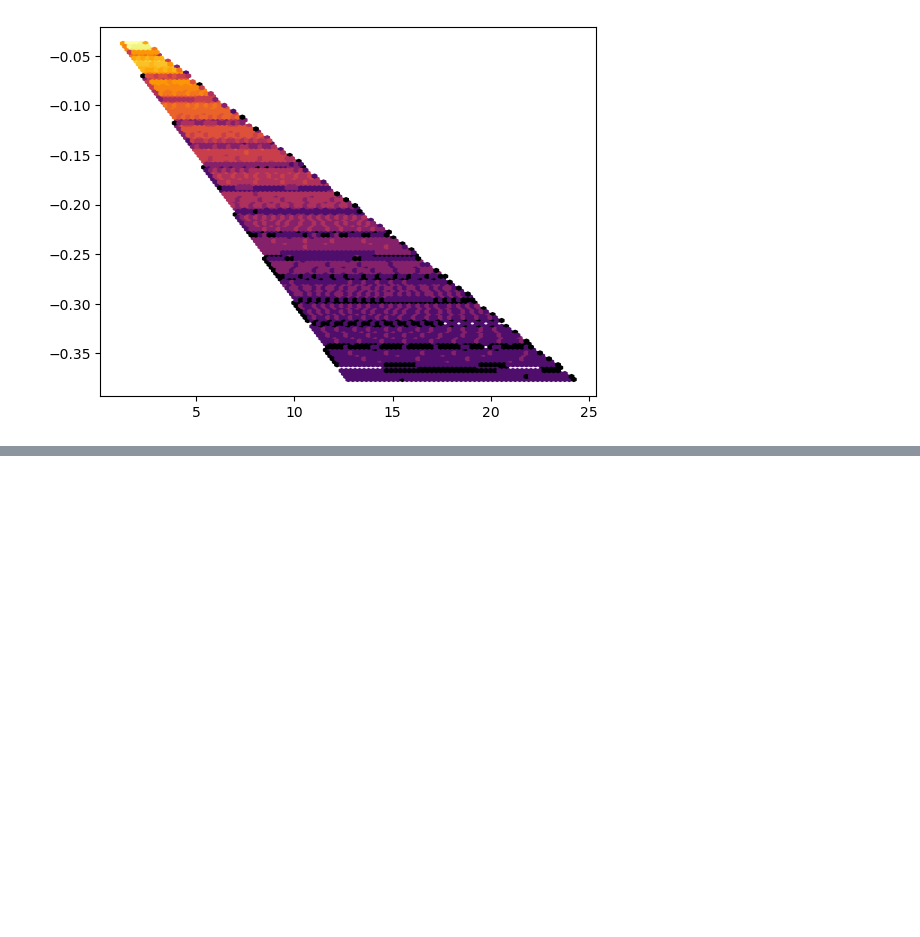
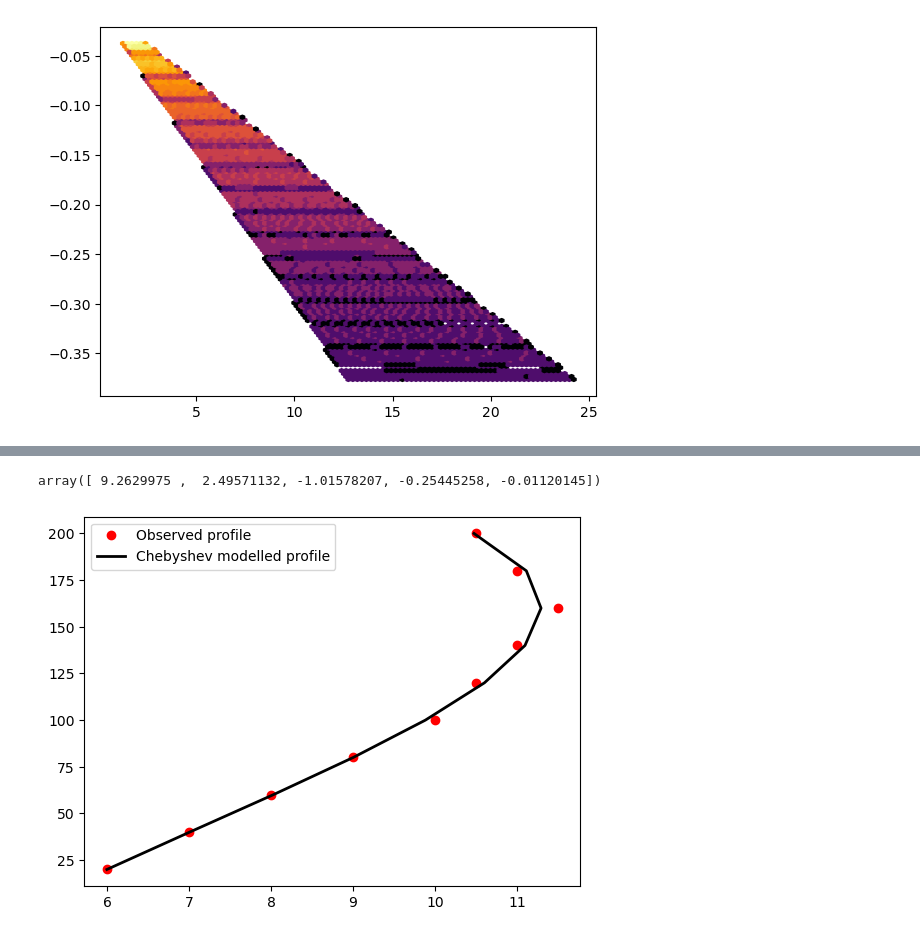
Before and after one commit to HarishBaki/Characterization-of-wind-speed-profiles-using-Chebyshev-approximation, a Jupyter notebook: creating_neutral_profiles.ipynb, the cells around one changed output, grey strips where cells are left out. Drawn from its saved outputs; the diff is of its cells as text; code cells hidden in the pictures; blank space fills up the shorter version.

```diff
--- a/creating_neutral_profiles.ipynb
+++ b/creating_neutral_profiles.ipynb
@@ -141,0 +156,14 @@ array([ 1.58711902,  0.37705404, -0.14141002,  0.07173251, -0.04026567,
+# %%
+z_values = np.arange(20,200.1,20)
+# Create a 2D grid of u_* and z0 values
+M = np.array([6,7,8,9, 10, 10.5,11,11.5,11, 10.5])
+poly_order = 4
+cheby = Chebyshev_Coeff(z_values,M, poly_order=poly_order, CPtype=1, ref_H=z_values)
+Mp = WindProfile(z_values, cheby, poly_order=poly_order, CPtype=1, ref_H=z_values)
+plt.plot(M, z_values, 'or', markerfacecolor='r',label='Observed profile')
+plt.plot(Mp, z_values, '-k', linewidth=2,label='Chebyshev modelled profile')
+plt.legend()
+cheby
+# %% [output]
+array([ 9.2629975 ,  2.49571132, -1.01578207, -0.25445258, -0.01120145])
+[figure, added]
```
Also changed, not shown: parts of 8 cells of this notebook, 2 other files.
